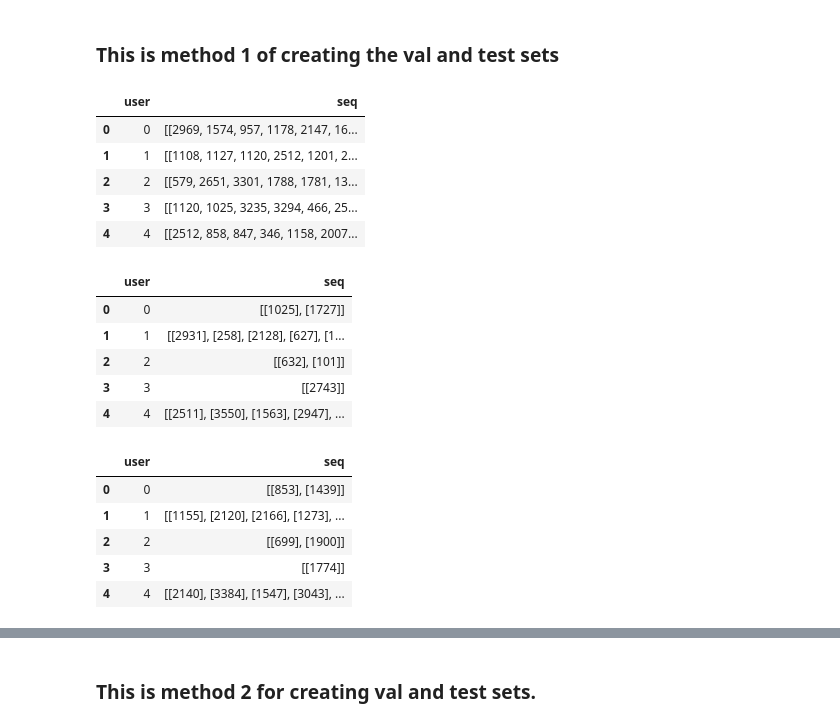
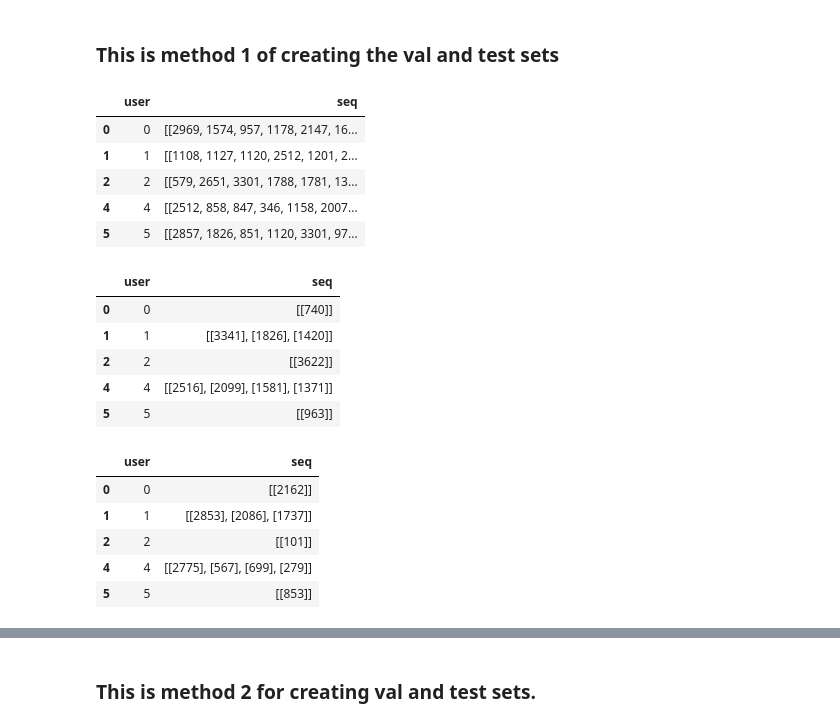
Before and after one commit to seatedro/bst-lstr, a Jupyter notebook: lstr-main.ipynb, the cells around one changed output, grey strips where cells are left out. Saved outputs shown, nothing was run; the diff lists cells and outputs as text; code cells hidden in the pictures.

```diff
--- a/lstr-main.ipynb
+++ b/lstr-main.ipynb
@@ -130,13 +134,15 @@ val_df['seq'] = [[] for _ in range(user_count)]
 # %%
 test_df = pd.DataFrame(user_arange, columns=['user'])
 test_df['seq'] = [[] for _ in range(user_count)]
+# %%
+max_len = 50
 # %% [markdown]
 ### This is method 1 of creating the val and test sets
 # %%
 from tqdm import trange
 
 
-max_len = 26
+
 
 def create_sequences(window_size, step_size):
     for i in trange(0, user_count):
@@ -151,53 +157,55 @@ def create_sequences(window_size, step_size):
             if len(seq) < window_size:
                 # If sequence length is less than half of the window size, dont use it
                 if len(seq) < window_size / 2:
                     break
                 train_sequences.append(seq[:-2])
                 val_sequences.append(seq[-2:-1])
                 test_sequences.append(seq[-1:])
                 break
             train_sequences.append(seq[:-2])
             val_sequences.append(seq[-2:-1])
             test_sequences.append(seq[-1:])
             start_index += step_size
         # Set the sequence to the correct row
         train_df.at[i, 'seq'] = train_sequences
         val_df.at[i, 'seq'] = val_sequences
         test_df.at[i, 'seq'] = test_sequences
 
 
 
 create_sequences(max_len, max_len)
 # train_df['seq'] = train_df['seq'].progress_apply(lambda x: create_sequences(x, max_len, max_len))
 
 # Remove empty sequences
 train_df = train_df[train_df['seq'].map(len) > 0]
+val_df = val_df[val_df['seq'].map(len) > 0]
+test_df = test_df[test_df['seq'].map(len) > 0]
 train_df.head()
 # %% [output]
 |  | user | seq |
 | 0 | 0 | [[2969, 1574, 957, 1178, 2147, 16... |
 | 1 | 1 | [[1108, 1127, 1120, 2512, 1201, 2... |
 | 2 | 2 | [[579, 2651, 3301, 1788, 1781, 13... |
-| 3 | 3 | [[1120, 1025, 3235, 3294, 466, 25... |
 | 4 | 4 | [[2512, 858, 847, 346, 1158, 2007... |
+| 5 | 5 | [[2857, 1826, 851, 1120, 3301, 97... |
 # %%
 val_df.head()
 # %% [output]
 |  | user | seq |
-| 0 | 0 | [[1025], [1727]] |
-| 1 | 1 | [[2931], [258], [2128], [627], [1... |
-| 2 | 2 | [[632], [101]] |
-| 3 | 3 | [[2743]] |
-| 4 | 4 | [[2511], [3550], [1563], [2947], ... |
+| 0 | 0 | [[740]] |
+| 1 | 1 | [[3341], [1826], [1420]] |
+| 2 | 2 | [[3622]] |
+| 4 | 4 | [[2516], [2099], [1581], [1371]] |
+| 5 | 5 | [[963]] |
 # %%
 test_df.head()
 # %% [output]
 |  | user | seq |
-| 0 | 0 | [[853], [1439]] |
-| 1 | 1 | [[1155], [2120], [2166], [1273], ... |
-| 2 | 2 | [[699], [1900]] |
-| 3 | 3 | [[1774]] |
-| 4 | 4 | [[2140], [3384], [1547], [3043], ... |
+| 0 | 0 | [[2162]] |
+| 1 | 1 | [[2853], [2086], [1737]] |
+| 2 | 2 | [[101]] |
+| 4 | 4 | [[2775], [567], [699], [279]] |
+| 5 | 5 | [[853]] |
 # %%
 train_df = train_df[["user", "seq"]].explode("seq", ignore_index=True)
 train_df
```
Also changed, not shown: parts of 21 cells of this notebook, 8 other files.
